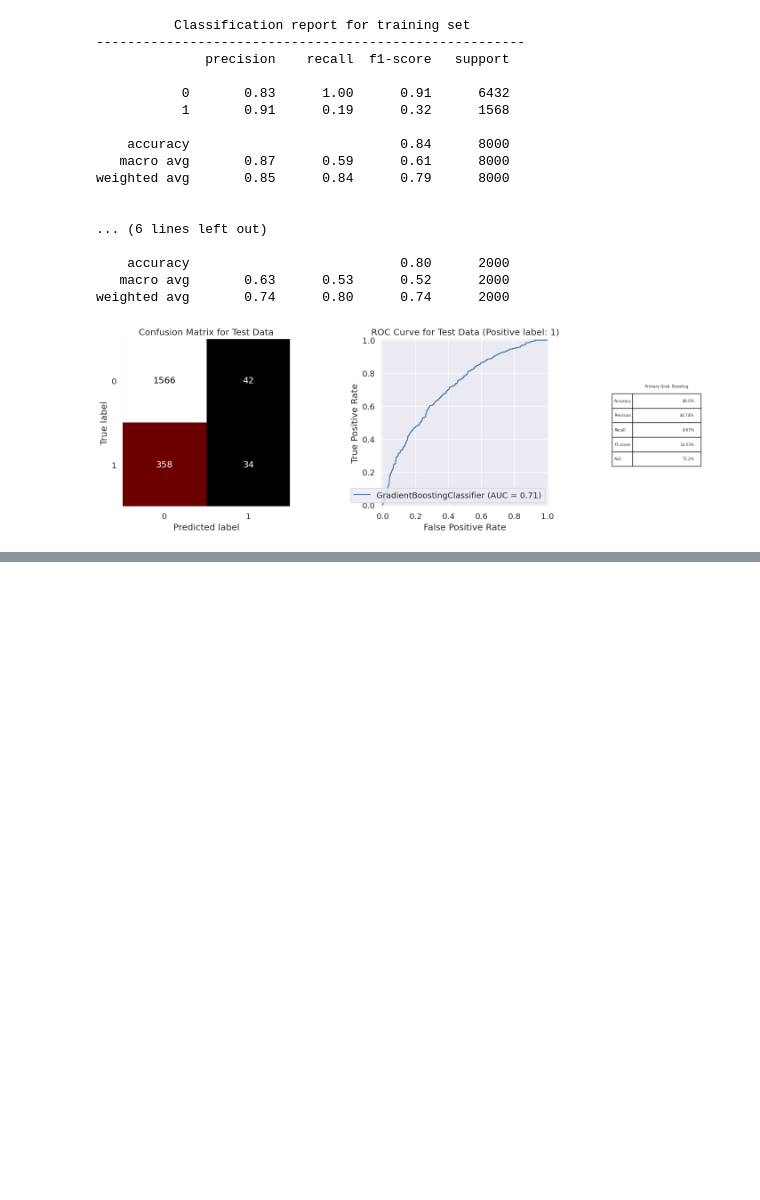
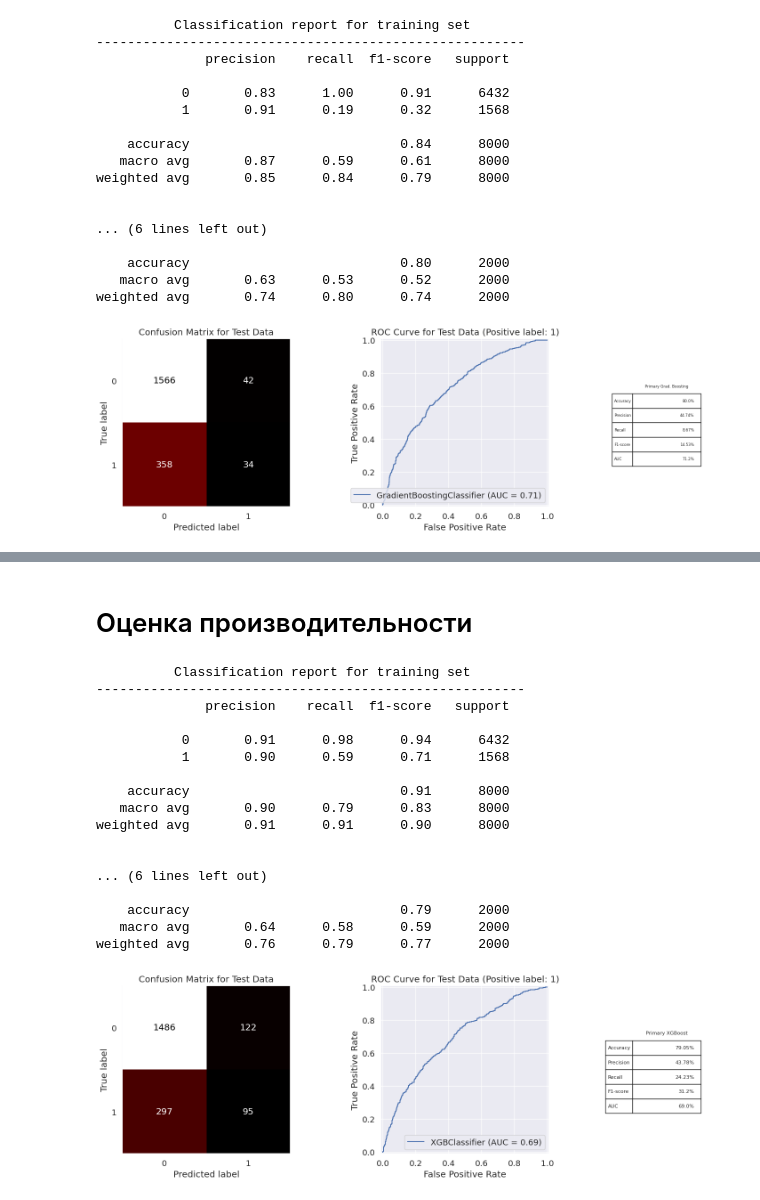
Before and after one commit to pinohanako/-, a Jupyter notebook: notebooks/(6)_Modeling_notebook.ipynb, the cells around one changed output, grey strips where cells are left out. Cells and saved outputs as stored; diff of their text form; code cells hidden in the pictures; blank space fills up the shorter version.

```diff
--- a/notebooks/(6)_Modeling_notebook.ipynb
+++ b/notebooks/(6)_Modeling_notebook.ipynb
@@ -474,0 +509,10 @@ gbc_result = metrics_calculator(gbc_final, X_test, y_test, 'Gradient Boosting')
+# %%
+# Выбираем равномерную случайную выборку из 8000 экземпляров
+data = pd.concat([X_encoded, y_encoded], axis=1)
+data_sampled = data.sample(n=8000, random_state=0)
+
+# Отделяем X и y снова
+X_sampled = data_sampled.drop(columns=['статус_займа'])
+y_sampled = data_sampled['статус_займа']
+# %%
+X_train, X_test, y_train, y_test = train_test_split(X_sampled, y_sampled, test_size=0.2, random_state=0, stratify=y_sampled)
@@ -474,0 +531,31 @@ gbc_result = metrics_calculator(gbc_final, X_test, y_test, 'Gradient Boosting')
+# %%
+ratio = sum(y_train==0)/sum(y_train==1)
+xgb_param_grid = {
+    'max_depth': [5, 6, 7],
+    'learning_rate': [0.1, 0.2, 0.3],
+    'n_estimators': [50, 100, 200],
+    'min_child_weight': [1, 5, 10],
+    'scale_pos_weight': [ratio, ratio*1.3, ratio*1.5],
+    'subsample': [0.6, 0.8, 1.0],
+    'colsample_bytree': [0.6, 0.8, 1.0],
+    'colsample_bylevel': [0.6, 0.8, 1.0],
+    'reg_alpha': [0, 0.1, 1],
+    'reg_lambda': [0, 0.1, 1],
+    'max_delta_step': [0, 1, 2],
+    'gamma': [0, 0.1, 1],
+    'max_leaf_nodes': [2, 4, 6]
+}
+# %%
+xgb_opt = XGBClassifier(max_depth=4,
+                        learning_rate=0.3,
+                        n_estimators=200,
+                        min_child_weight=1,
+                        scale_pos_weight=1.5,
+                        colsample_bytree=0.8,
+                        gamma=0.1,
+                        booster='gbtree',
+                        objective='binary:logistic',
+                        eval_metric='auc',
+                        random_state=0)
+
+xgb_opt = tune_clf_hyperparameters(xgb_opt, xgb_param_grid, X_train, y_train)
@@ -474,0 +580,23 @@ gbc_result = metrics_calculator(gbc_final, X_test, y_test, 'Gradient Boosting')
+# %% [markdown]
+# Оценка производительности
+# %%
+model_evaluation(xgb_opt, X_train, X_test, y_train, y_test, 'Primary XGBoost')
+# %% [output]
+          Classification report for training set
+-------------------------------------------------------
+              precision    recall  f1-score   support
+
+           0       0.91      0.98      0.94      6432
+           1       0.90      0.59      0.71      1568
+
+    accuracy                           0.91      8000
+   macro avg       0.90      0.79      0.83      8000
+weighted avg       0.91      0.91      0.90      8000
+
+
+... (6 lines left out)
+
+    accuracy                           0.79      2000
+   macro avg       0.64      0.58      0.59      2000
+weighted avg       0.76      0.79      0.77      2000
+[figure, added]
```
Also changed, not shown: parts of 51 cells of this notebook, 1 other file.
